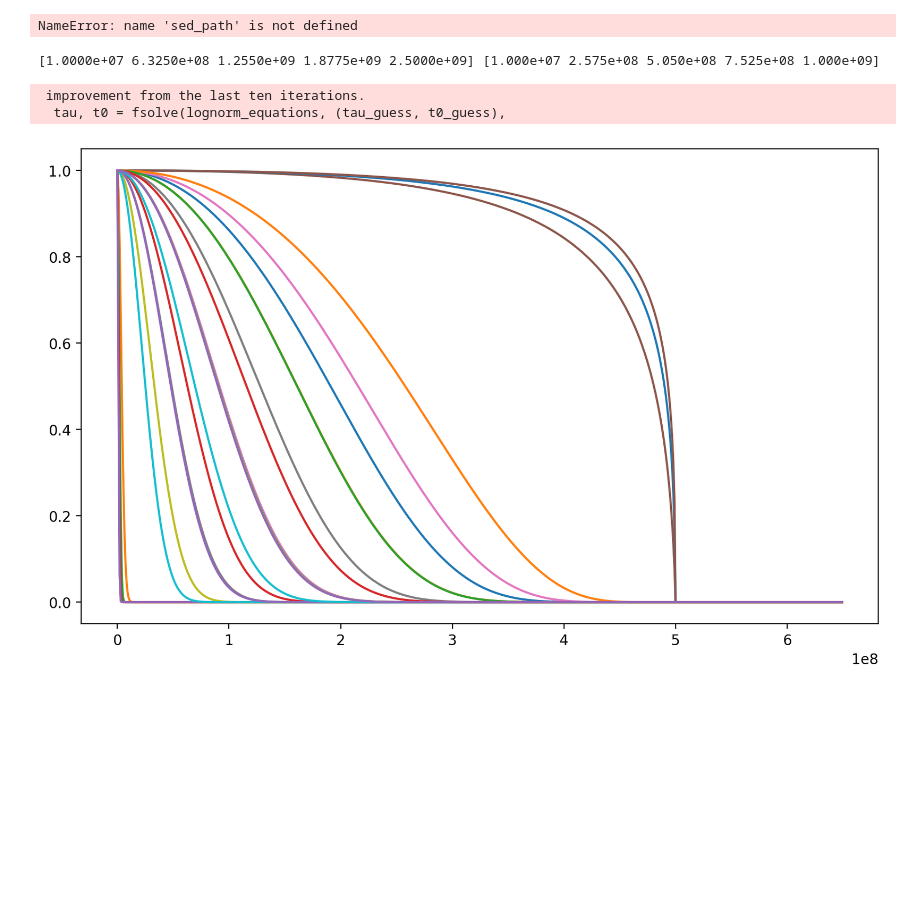
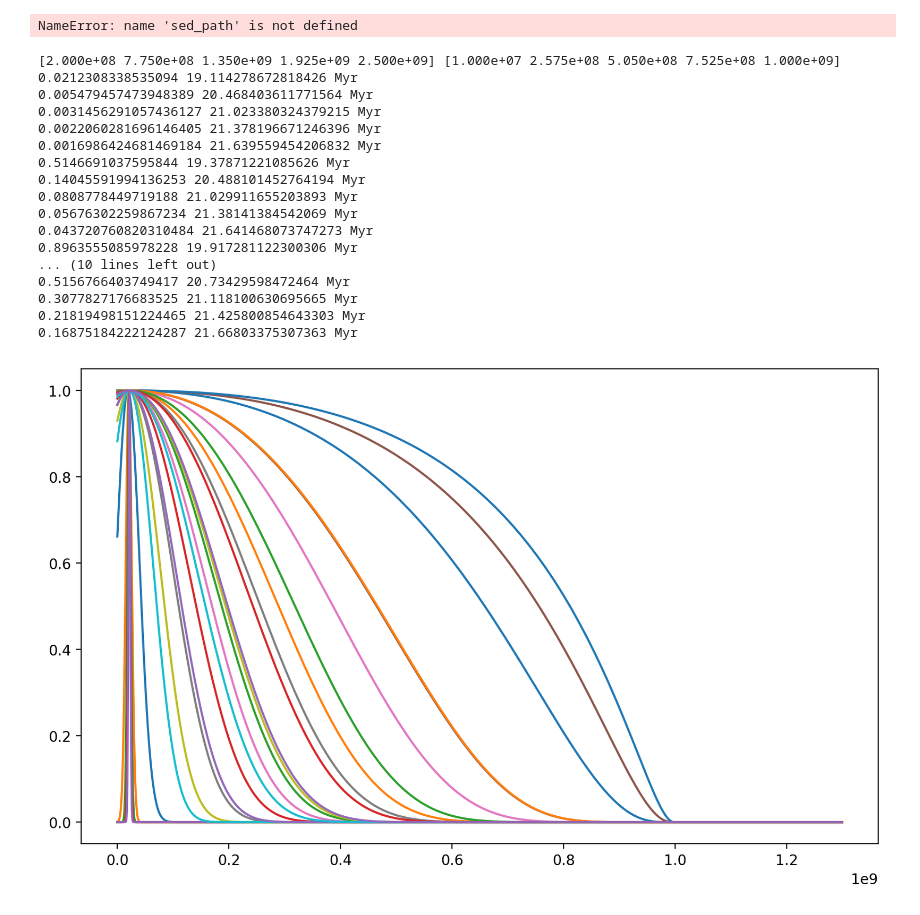
Before and after one commit to synthesizer-project/synference, a Jupyter notebook: scripts/other/random.ipynb, the cells around one changed output. Cells and saved outputs as stored; diff of their text form; code cells hidden in the pictures; blank space fills up the shorter version.

```diff
--- a/scripts/other/random.ipynb
+++ b/scripts/other/random.ipynb
@@ -418,7 +416,7 @@ def lognorm_equations(p, consts):
     return (tau, t0)
 
 
-tmaxes = np.linspace(10, 2500, 5) * Myr
+tmaxes = np.linspace(200, 2500, 5) * Myr
 tmaxes = tmaxes.to(yr).to_value()
 
 FWHMs = np.linspace(10, 1000, 5) * Myr
@@ -435,41 +433,55 @@ tmax_flat = tmax_grid.flatten()
 FWHM_flat = FWHM_grid.flatten()
 
 # Create a list to store the results
 results = []
 # Loop through the grid and calculate tau and T0 for each combination
 
 
 fig, ax = plt.subplots(figsize=(10, 6), dpi=200, facecolor='w', edgecolor='k')
 
-max_age=500*Myr
+max_age=1000*Myr
 
 for tmax, fwhm in zip(tmax_flat, FWHM_flat):
     # Define the constants for the equations
     consts = (tmax, fwhm)
 
     # Use fsolve to find the roots of the equations
 
     tau_guess = fwhm/(2*tmax*np.sqrt(2*np.log(2)))
     t0_guess = np.log(tmax) + fwhm**2/(8*np.log(2)*tmax**2)
 
     tau, t0 = fsolve(lognorm_equations, (tau_guess, t0_guess),
                         args=([tmax, fwhm]))
 
-    t0 = t0 * yr
+    t0 = t0 * Myr
 
-
-    sfh = SFH.LogNormal(tau=tau, peak_age=t0, max_age=max_age, min_age=-1000 * Myr)
+    print(tau, t0)
+    sfh = SFH.LogNormal(tau=tau, peak_age=t0, max_age=max_age, min_age=0 * Myr)
     age, sfr = sfh.calculate_sfh(t_range=(0, 1.3*max_age.to(yr)), dt=1e6*yr)
     sfr = sfr / sfr.max()
     ax.plot(age, sfr, label=f"tau={tau:.2f}")
 
 
     # add secondary axis showing redshift
 # %% [output]
-[1.0000e+07 6.3250e+08 1.2550e+09 1.8775e+09 2.5000e+09] [1.000e+07 2.575e+08 5.050e+08 7.525e+08 1.000e+09]
+[2.000e+08 7.750e+08 1.350e+09 1.925e+09 2.500e+09] [1.000e+07 2.575e+08 5.050e+08 7.525e+08 1.000e+09]
+0.0212308338535094 19.114278672818426 Myr
+0.005479457473948389 20.468403611771564 Myr
+0.0031456291057436127 21.023380324379215 Myr
+0.0022060281696146405 21.378196671246396 Myr
+0.0016986424681469184 21.639559454206832 Myr
+0.5146691037595844 19.37871221085626 Myr
+0.14045591994136253 20.488101452764194 Myr
+0.0808778449719188 21.029911655203893 Myr
+0.05676302259867234 21.38141384542069 Myr
+0.043720760820310484 21.641468073747273 Myr
+0.8963555085978228 19.917281122300306 Myr
+... (10 lines left out)
+0.5156766403749417 20.73429598472464 Myr
+0.3077827176683525 21.118100630695665 Myr
+0.21819498151224465 21.425800854643303 Myr
+0.16875184222124287 21.66803375307363 Myr
- improvement from the last ten iterations.
-  tau, t0 = fsolve(lognorm_equations, (tau_guess, t0_guess),
-[figure, old version]
+[figure, new version]
 # %%
 def lognormal(self, sfr, param):
     if "tmax" in list(param) and "fwhm" in list(param):
```
Also changed, not shown: parts of 4 cells of this notebook, 13 other files.
